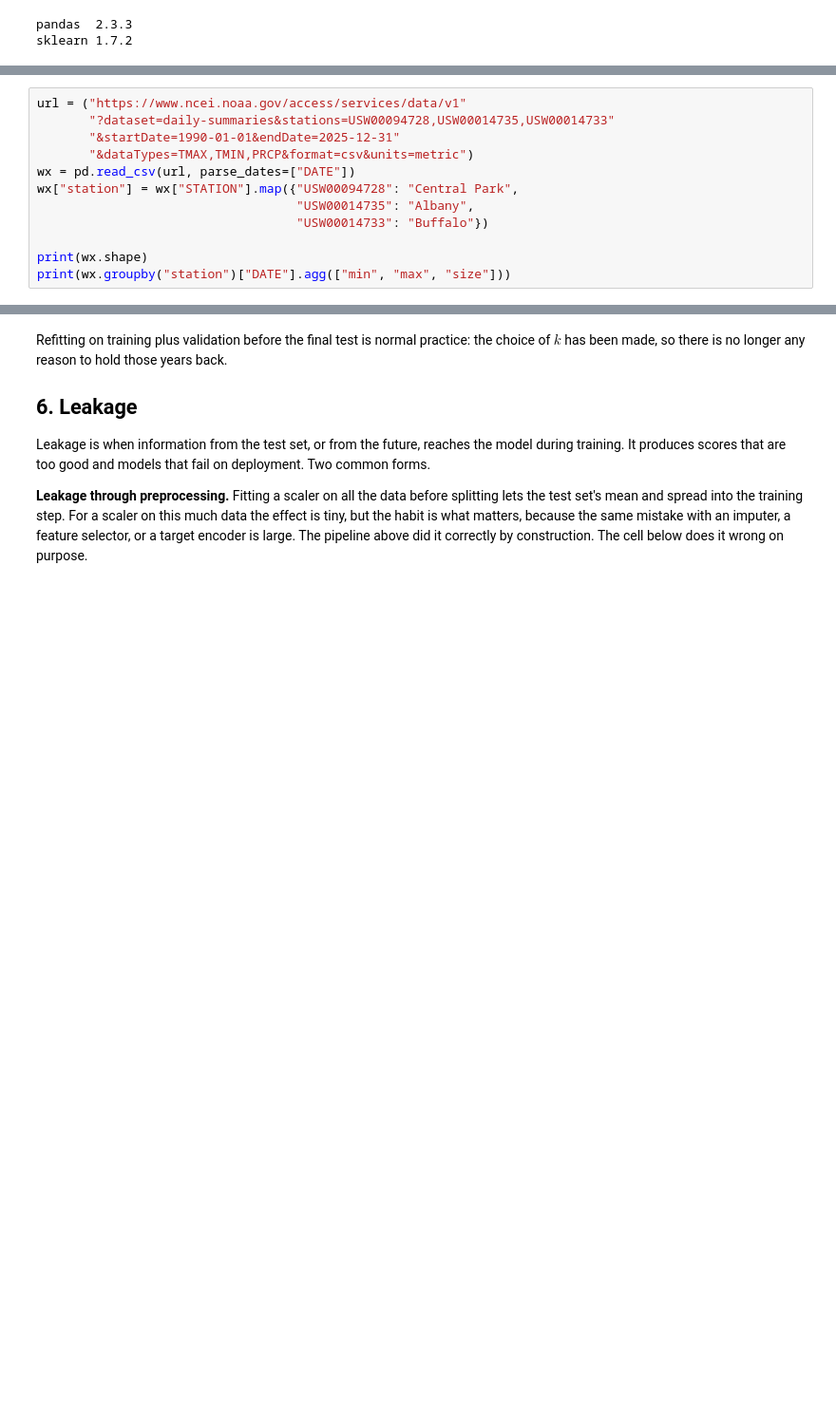
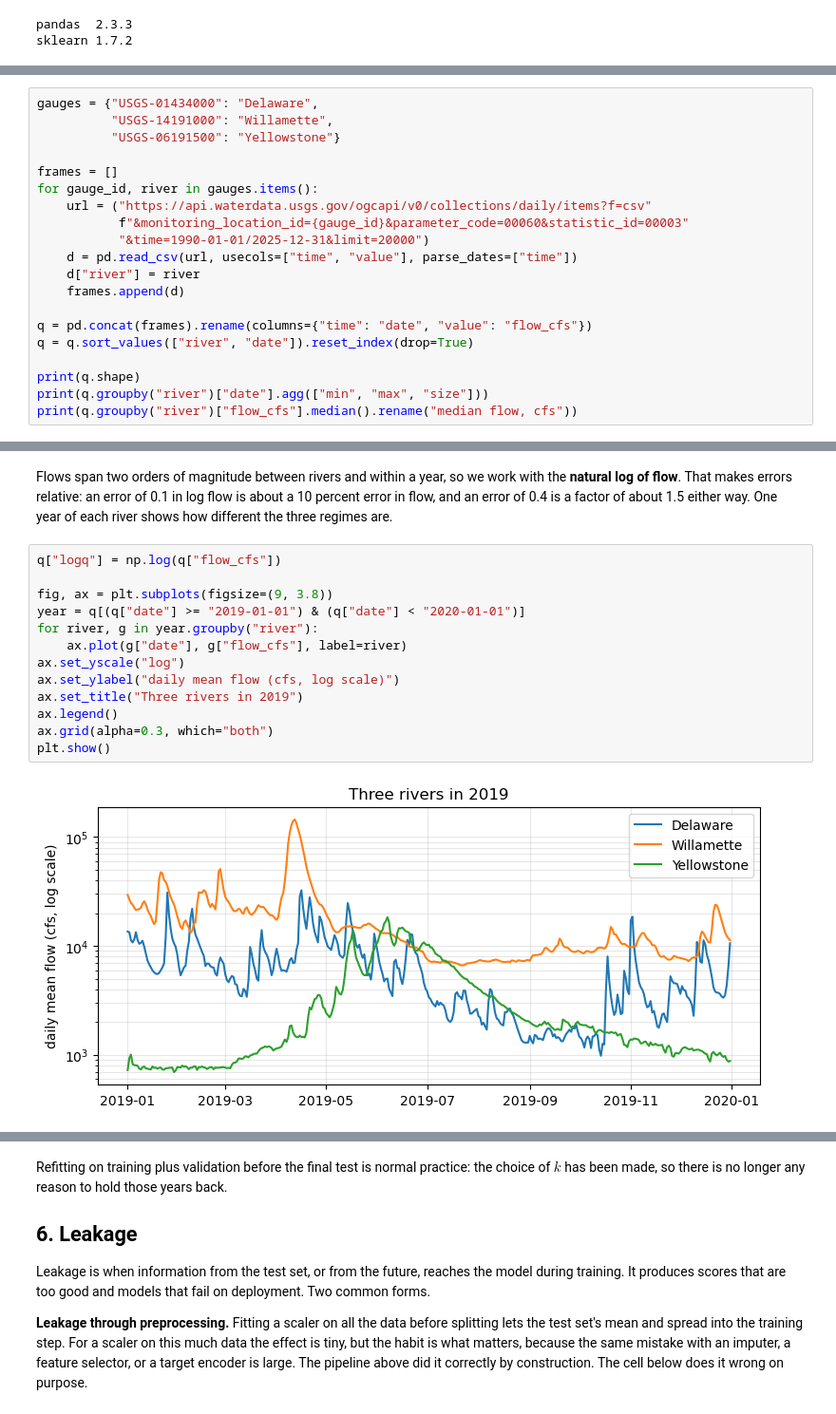
Before and after one commit to dmw2166/ML4Climate2026, a Jupyter notebook: tutorials/week06-validation-tutorial.ipynb, the cells around one changed output, grey strips where cells are left out. Shown at 95% size. Drawn from its saved outputs; the diff is of its cells as text; blank space fills up the shorter version.

```diff
--- a/tutorials/week06-validation-tutorial.ipynb
+++ b/tutorials/week06-validation-tutorial.ipynb
@@ -30,12 +27,0 @@ The NOAA daily summaries service takes several station IDs at once. Central Park
-# %%
-url = ("https://www.ncei.noaa.gov/access/services/data/v1"
-       "?dataset=daily-summaries&stations=USW00094728,USW00014735,USW00014733"
-       "&startDate=1990-01-01&endDate=2025-12-31"
-       "&dataTypes=TMAX,TMIN,PRCP&format=csv&units=metric")
-wx = pd.read_csv(url, parse_dates=["DATE"])
-wx["station"] = wx["STATION"].map({"USW00094728": "Central Park",
-                                   "USW00014735": "Albany",
-                                   "USW00014733": "Buffalo"})
-
-print(wx.shape)
-print(wx.groupby("station")["DATE"].agg(["min", "max", "size"]))
@@ -253,0 +39,20 @@ persistence on the same years:      RMSE = 4.39 °C
+# %%
+gauges = {"USGS-01434000": "Delaware",
+          "USGS-14191000": "Willamette",
+          "USGS-06191500": "Yellowstone"}
+
+frames = []
+for gauge_id, river in gauges.items():
+    url = ("https://api.waterdata.usgs.gov/ogcapi/v0/collections/daily/items?f=csv"
+           f"&monitoring_location_id={gauge_id}&parameter_code=00060&statistic_id=00003"
+           "&time=1990-01-01/2025-12-31&limit=20000")
+    d = pd.read_csv(url, usecols=["time", "value"], parse_dates=["time"])
+    d["river"] = river
+    frames.append(d)
+
+q = pd.concat(frames).rename(columns={"time": "date", "value": "flow_cfs"})
+q = q.sort_values(["river", "date"]).reset_index(drop=True)
+
+print(q.shape)
+print(q.groupby("river")["date"].agg(["min", "max", "size"]))
+print(q.groupby("river")["flow_cfs"].median().rename("median flow, cfs"))
@@ -253,0 +71,20 @@ persistence on the same years:      RMSE = 4.39 °C
+# %% [markdown]
+Flows span two orders of magnitude between rivers and within a year, so we work with the
+**natural log of flow**. That makes errors relative: an error of 0.1 in log flow is about a
+10 percent error in flow, and an error of 0.4 is a factor of about 1.5 either way. One year of
+each river shows how different the three regimes are.
+# %%
+q["logq"] = np.log(q["flow_cfs"])
+
+fig, ax = plt.subplots(figsize=(9, 3.8))
+year = q[(q["date"] >= "2019-01-01") & (q["date"] < "2020-01-01")]
+for river, g in year.groupby("river"):
+    ax.plot(g["date"], g["flow_cfs"], label=river)
+ax.set_yscale("log")
+ax.set_ylabel("daily mean flow (cfs, log scale)")
+ax.set_title("Three rivers in 2019")
+ax.legend()
+ax.grid(alpha=0.3, which="both")
+plt.show()
+# %% [output]
+[figure, added]
```
Also changed, not shown: parts of 49 cells of this notebook, 1 other file.
